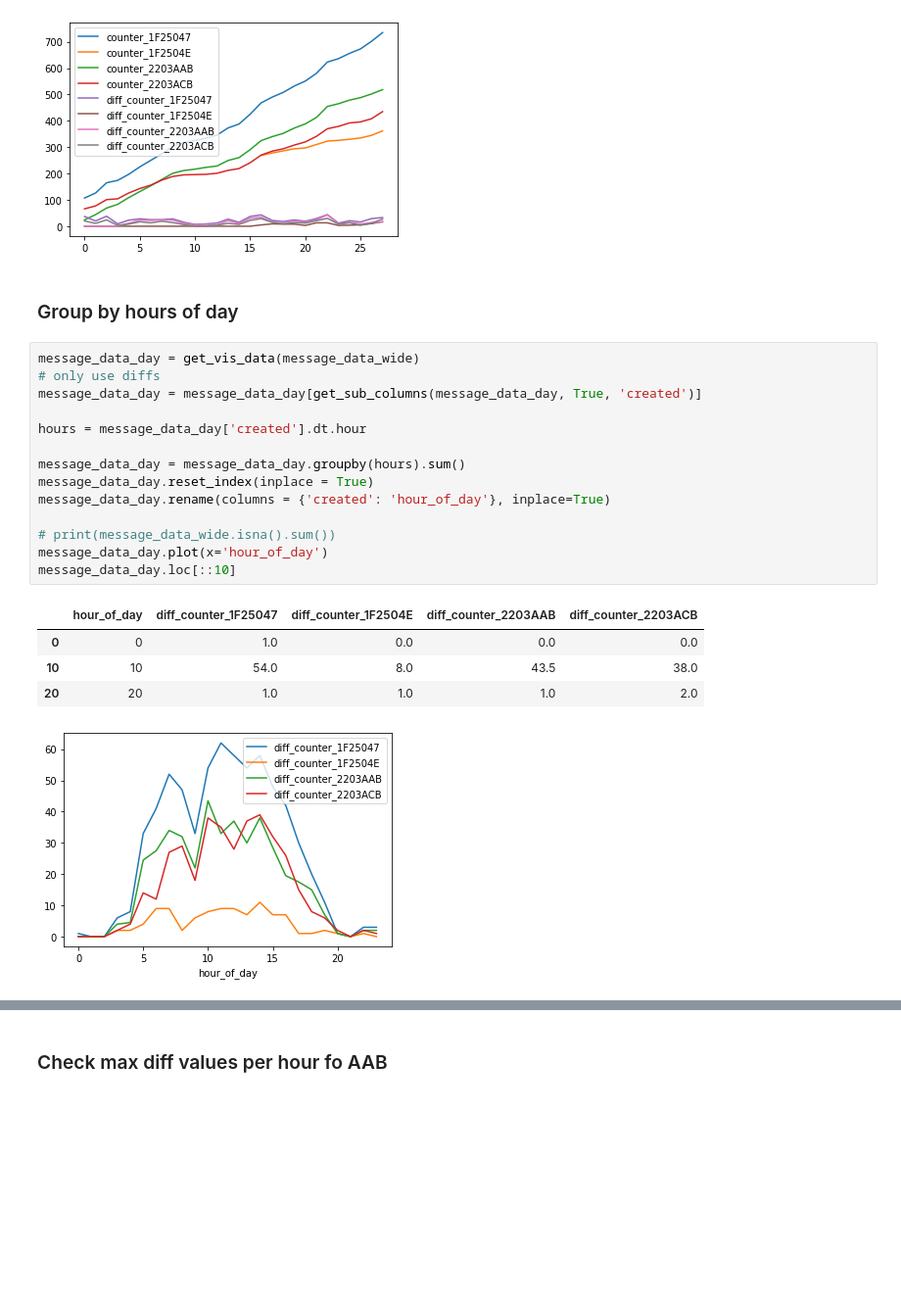
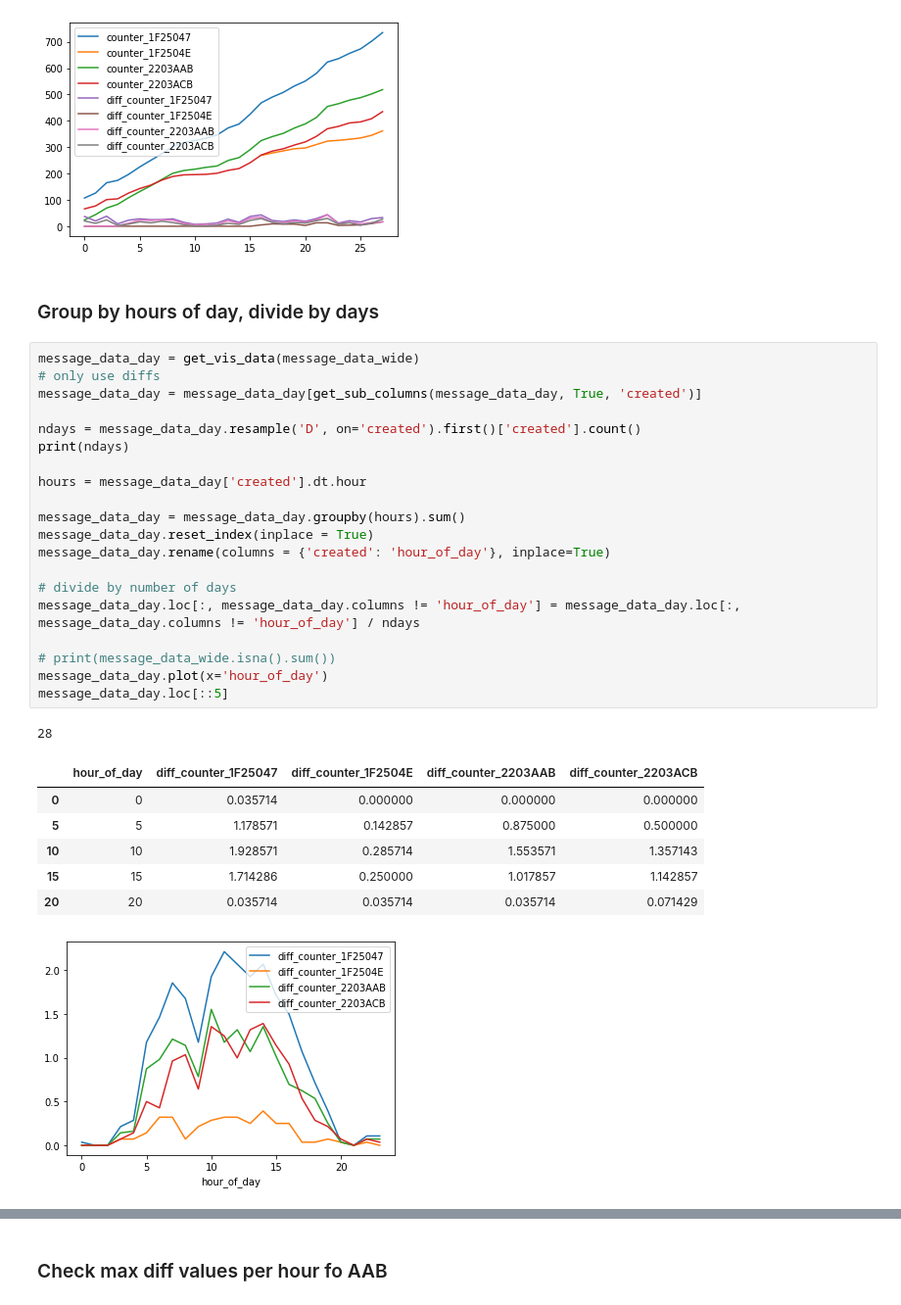
Before and after one commit to phyti1/ds_p4_kompotoi, a Jupyter notebook: Data_aquisition.ipynb, the cells around one changed output, grey strips where cells are left out. Shown at 98% size. Saved outputs shown, nothing was run; the diff lists cells and outputs as text; blank space fills up the shorter version.

Commit message:
normalized graphs for mean values

```diff
--- a/Data_aquisition.ipynb
+++ b/Data_aquisition.ipynb
@@ -685,25 +684,34 @@ message_data_days.loc[::10]
 | 20 | 2021-04-13 | 551.0 | 297.0 | 388.5 | 320.0 | 19.0 | ... |
 [figure]
 # %% [markdown]
-### Group by hours of day
+### Group by hours of day, divide by days
 # %%
 message_data_day = get_vis_data(message_data_wide)
 # only use diffs
 message_data_day = message_data_day[get_sub_columns(message_data_day, True, 'created')]
+
+ndays = message_data_day.resample('D', on='created').first()['created'].count()
+print(ndays)
 
 hours = message_data_day['created'].dt.hour
 
 message_data_day = message_data_day.groupby(hours).sum()
 message_data_day.reset_index(inplace = True)
 message_data_day.rename(columns = {'created': 'hour_of_day'}, inplace=True)
 
+# divide by number of days
+message_data_day.loc[:, message_data_day.columns != 'hour_of_day'] = message_data_day.loc[:, message_data_day.columns != 'hour_of_day'] / ndays
+
 # print(message_data_wide.isna().sum())
 message_data_day.plot(x='hour_of_day')
-message_data_day.loc[::10]
+message_data_day.loc[::5]
 # %% [output]
+28
 |  | hour_of_day | diff_counter_1F25047 | diff_counter_1F2504E | diff_counter_2203AAB | diff_counter_2203ACB |
-| 0 | 0 | 1.0 | 0.0 | 0.0 | 0.0 |
-| 10 | 10 | 54.0 | 8.0 | 43.5 | 38.0 |
-| 20 | 20 | 1.0 | 1.0 | 1.0 | 2.0 |
+| 0 | 0 | 0.035714 | 0.000000 | 0.000000 | 0.000000 |
+| 5 | 5 | 1.178571 | 0.142857 | 0.875000 | 0.500000 |
+| 10 | 10 | 1.928571 | 0.285714 | 1.553571 | 1.357143 |
+| 15 | 15 | 1.714286 | 0.250000 | 1.017857 | 1.142857 |
+| 20 | 20 | 0.035714 | 0.035714 | 0.035714 | 0.071429 |
-[figure, old version]
+[figure, new version]
 # %% [markdown]
```
Also changed, not shown: parts of 13 cells of this notebook.
